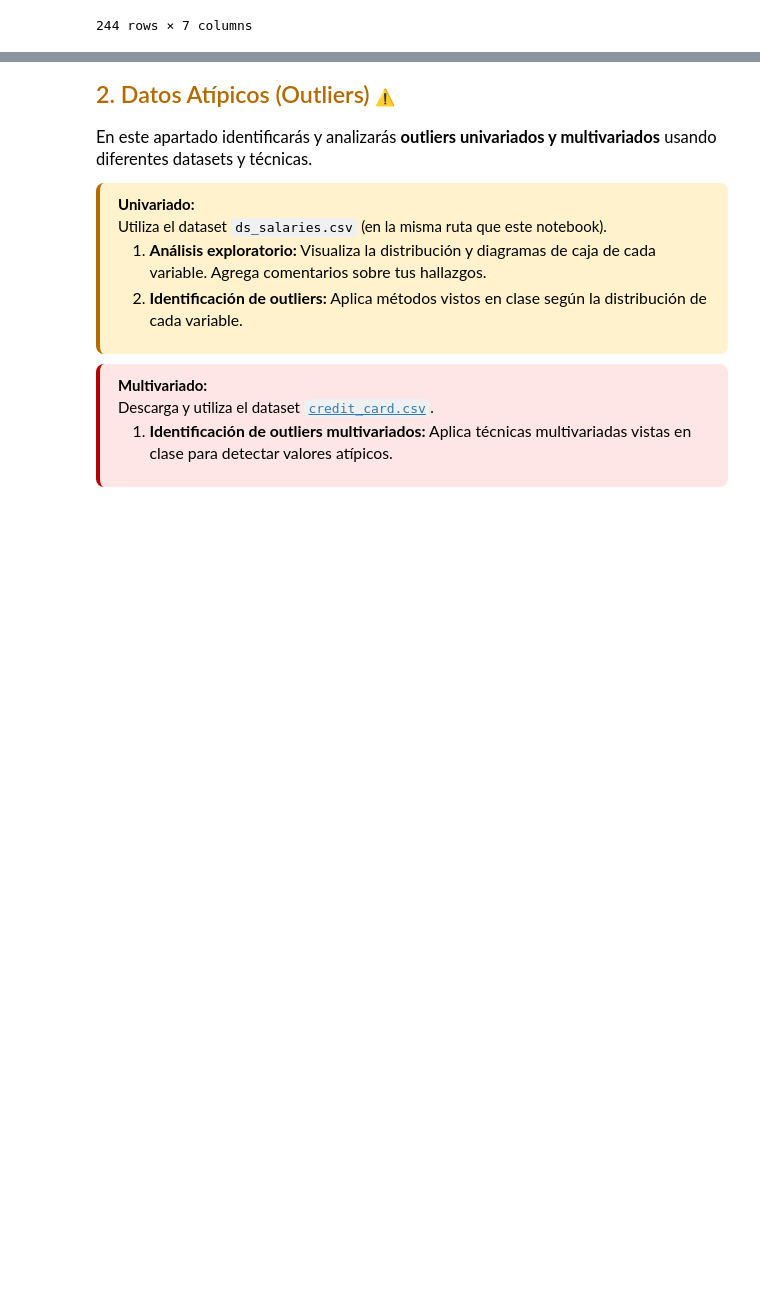
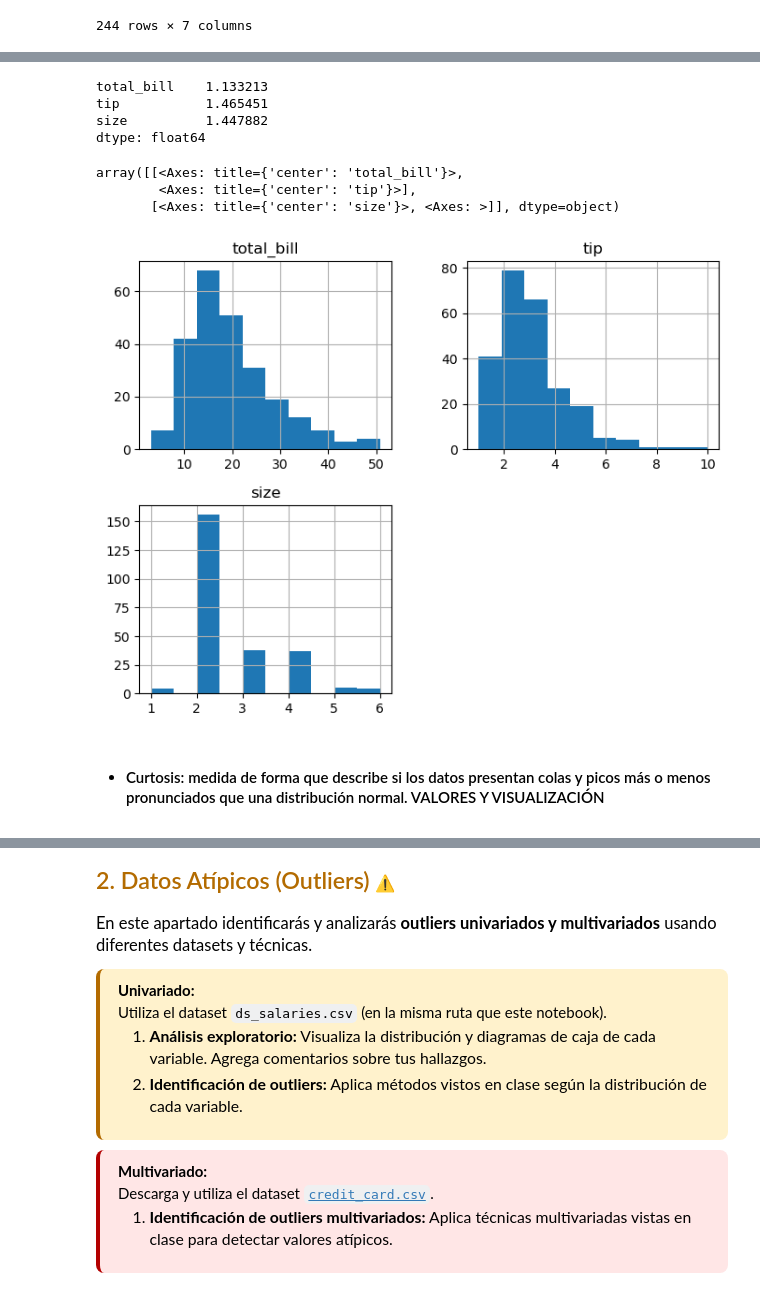
Before and after one commit to GabiRmz2025/MGRC_Herramientas_Aplicaciones_IA_2025, a Jupyter notebook: Modulo1/Actividad_2/Actividad2_IdentificacionDatos.ipynb, the cells around one changed output, grey strips where cells are left out. Cells and saved outputs as stored; diff of their text form; code cells hidden in the pictures; blank space fills up the shorter version.

```diff
--- a/Modulo1/Actividad_2/Actividad2_IdentificacionDatos.ipynb
+++ b/Modulo1/Actividad_2/Actividad2_IdentificacionDatos.ipynb
@@ -81,0 +124,2 @@ df_cat_countries = hia(df_countries)
+# %%
+df_skewn = hia(df_tips)
@@ -81,0 +142,16 @@ df_cat_countries = hia(df_countries)
+# %%
+df_skewn.data_cuantitativos.skew()
+# %% [output]
+total_bill    1.133213
+tip           1.465451
+size          1.447882
+dtype: float64
+# %%
+df_skewn.data_cuantitativos.hist(figsize=(8,6))
+# %% [output]
+array([[<Axes: title={'center': 'total_bill'}>,
+        <Axes: title={'center': 'tip'}>],
+       [<Axes: title={'center': 'size'}>, <Axes: >]], dtype=object)
+[figure, added]
+# %% [markdown]
+* #### Curtosis: medida de forma que describe si los datos presentan colas y picos más o menos pronunciados que una distribución normal. VALORES Y VISUALIZACIÓN
```
Also changed, not shown: parts of 41 cells of this notebook, 3 other files.
